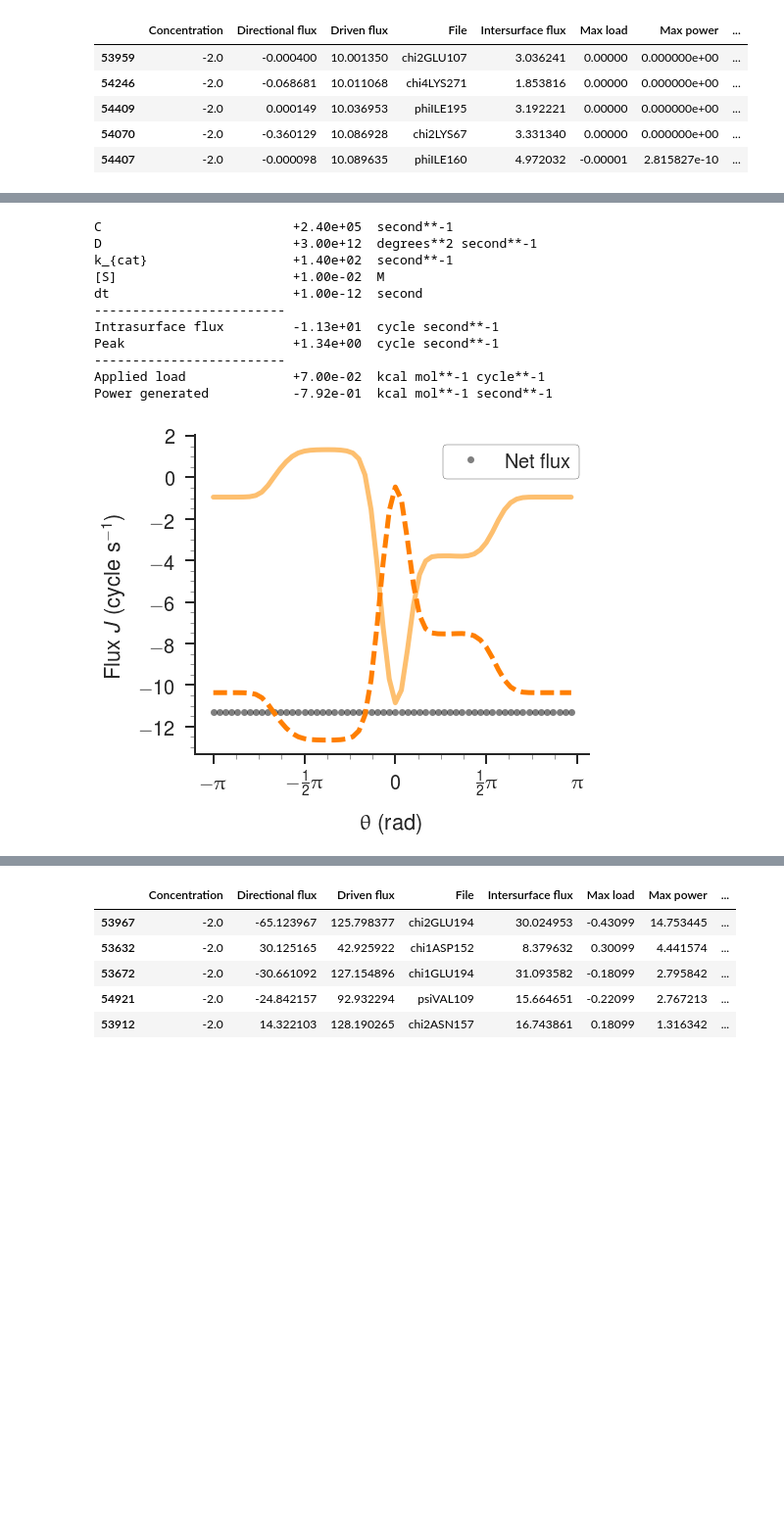
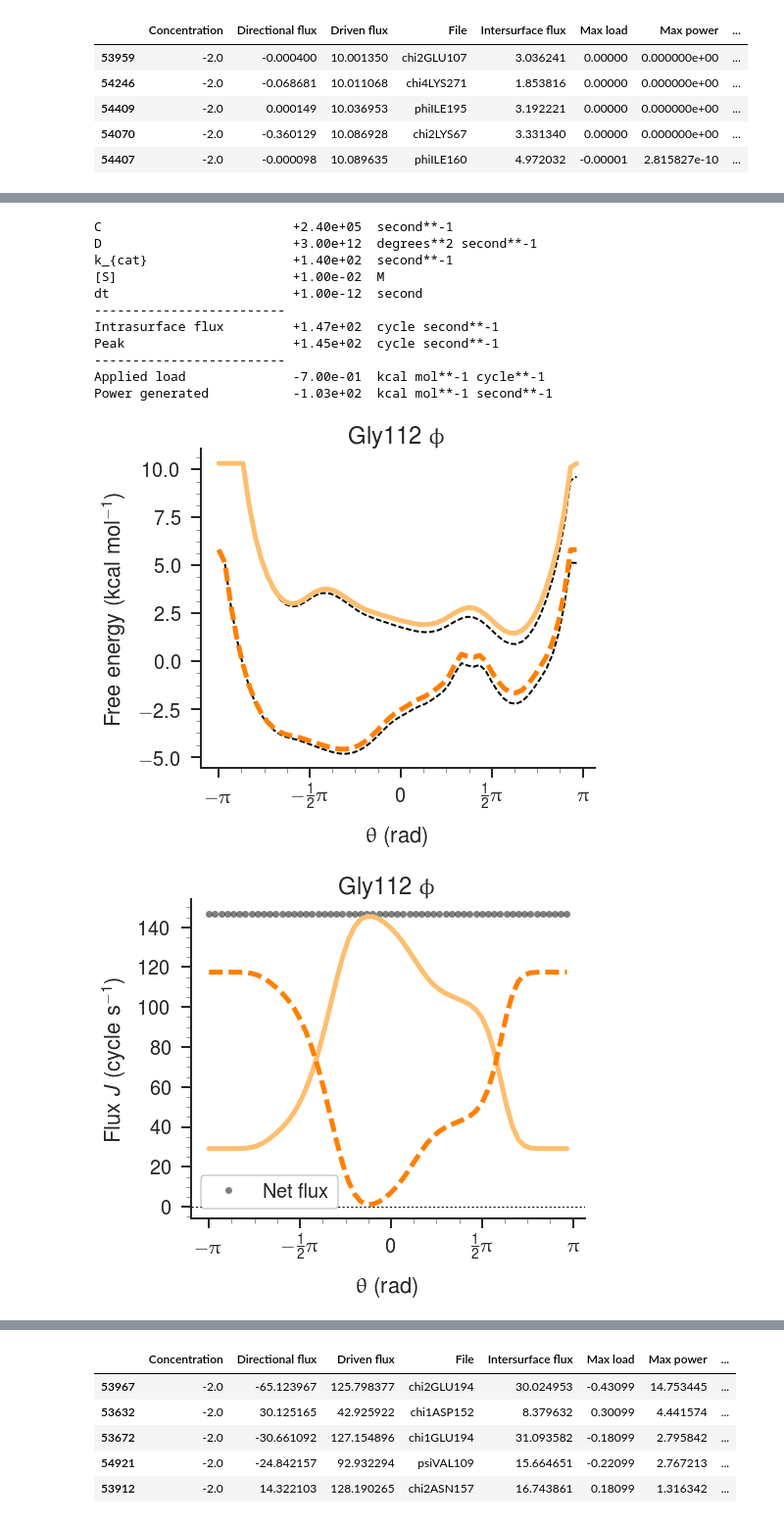
Before and after one commit to slochower/nonequilibrium-master, a Jupyter notebook: notebooks/explore-raw-dihedral-data/check-for-reviewer-comments.ipynb, the cells around one changed output, grey strips where cells are left out. Shown at 98% size. Cells and saved outputs as stored; diff of their text form; code cells hidden in the pictures; blank space fills up the shorter version.

Commit message:
Updated figures for response to reviewers. More organization.

```diff
--- a/notebooks/explore-raw-dihedral-data/check-for-reviewer-comments.ipynb
+++ b/notebooks/explore-raw-dihedral-data/check-for-reviewer-comments.ipynb
@@ -374,21 +384,23 @@ Peak                      +1.00e+01  cycle second**-1
 # %%
 this = Simulation(data_source='pka_md_data')
-this.name = 'chi2GLU107'
+this.name = 'phiGLY112'
+this.cSubstrate = 10**-2.0
 this.load = True
-this.load_slope = 0.07
-this.cSubstrate = 10**-2.0
+this.load_slope = -0.7
 this.simulate()
-plot_flux(this)
+plot_load(this, label=False, title=r'Gly112 $\phi$')
+plot_flux(this, label=False, title=r'Gly112 $\phi$', zero_crossing=True)
 # %% [output]
 C                         +2.40e+05  second**-1
 D                         +3.00e+12  degrees**2 second**-1
 k_{cat}                   +1.40e+02  second**-1
 [S]                       +1.00e-02  M
 dt                        +1.00e-12  second
 -------------------------
-Intrasurface flux         -1.13e+01  cycle second**-1
-Peak                      +1.34e+00  cycle second**-1
+Intrasurface flux         +1.47e+02  cycle second**-1
+Peak                      +1.45e+02  cycle second**-1
 -------------------------
-Applied load              +7.00e-02  kcal mol**-1 cycle**-1
-Power generated           -7.92e-01  kcal mol**-1 second**-1
+Applied load              -7.00e-01  kcal mol**-1 cycle**-1
+Power generated           -1.03e+02  kcal mol**-1 second**-1
-[figure, old version]
+[figure, new version]
+[figure, added]
```
Also changed, not shown: parts of 27 cells of this notebook.
